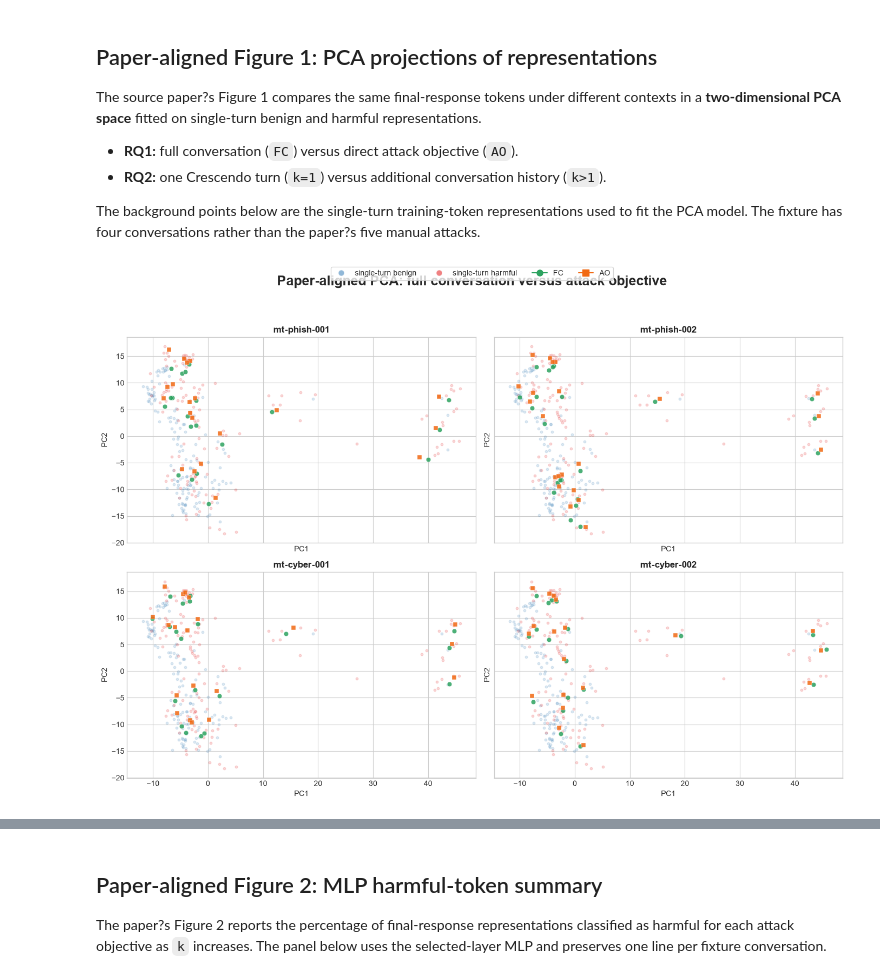
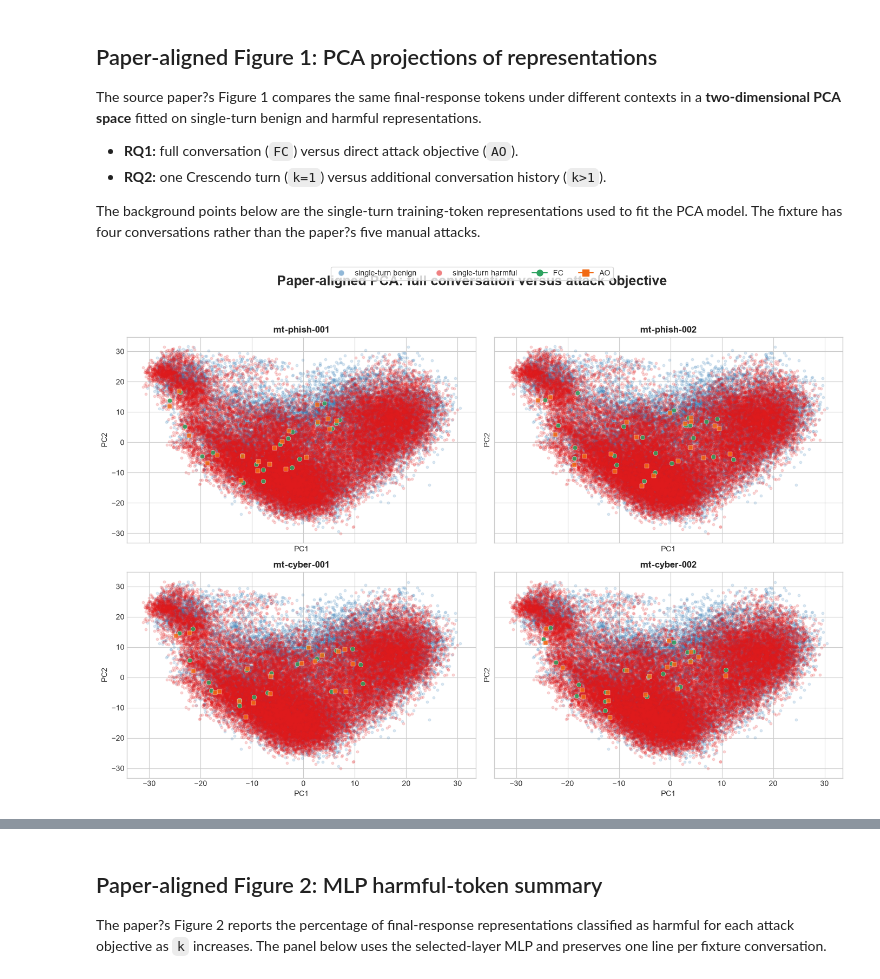
Before and after one commit to Shravani018/escalation-probes, a Jupyter notebook: notebooks/qwen_paper_replication_analysis.ipynb, the cells around one changed output, grey strips where cells are left out. Drawn from its saved outputs; the diff is of its cells as text; code cells hidden in the pictures.

```diff
--- a/notebooks/qwen_paper_replication_analysis.ipynb
+++ b/notebooks/qwen_paper_replication_analysis.ipynb
@@ -161,7 +173,9 @@ for label, ax in [("escalation", axes[0]), ("benign_control", axes[1])]:
     subset = final_sweep[final_sweep.label == label]
     for record_id, group in subset.groupby("record_id"):
         group = group.sort_values("k")
-        ax.plot(group.k, group.harmful_share, marker="o", linewidth=2.5, label=record_id)
+        ax.plot(group.k, group.harmful_share, marker="o", linewidth=1.8, alpha=0.45, label=record_id)
+    summary = subset.groupby("k").harmful_share.agg(["mean", "std"]).reset_index()
+    ax.errorbar(summary.k, summary["mean"], yerr=summary["std"], marker="o", linewidth=3.2, capsize=4, color="#111111", label="mean +/- SD")
     ax.set_title(label.replace("_", " ").title(), fontsize=15, weight="bold")
     ax.set_xlabel("Context pairs retained (k)")
     ax.set_xticks(range(1, 5))
@@ -230,7 +244,9 @@ for i, condition in enumerate(conditions):
     ax.scatter(positions, subset.harmful_share, s=140, color="#7b3294", edgecolor="white", linewidth=1.5, label="fixture" if i == 0 else None)
     for x, (_, row) in zip(positions, subset.iterrows()):
         ax.annotate(row.record_id, (x, row.harmful_share), xytext=(0, 8), textcoords="offset points", ha="center", fontsize=8)
-    ax.hlines(subset.harmful_share.mean(), i - 0.28, i + 0.28, color="#222", linewidth=3)
+    mean = subset.harmful_share.mean()
+    std = subset.harmful_share.std()
+    ax.errorbar(i, mean, yerr=std, fmt="_", color="#222", linewidth=3, capsize=6, markersize=18, label="mean +/- SD" if i == 0 else None)
 ax.set_xticks(range(3), [c.replace("_", " ").title() for c in conditions])
 ax.set_ylabel("Final-response harmful-token share")
 ax.set_ylim(-0.02, 1.05)
@@ -332,7 +348,7 @@ from escalation_probes.pca import fit_reference
 from escalation_probes.data import load_dir
 
 # Refit the exact two-component PCA used for the paper-style scatter plots.
-single_records = load_dir(ROOT / "data" / "single_turn")
+single_records = load_dir(ROOT / "data" / "single_turn_reference")
 conversation_records = load_dir(ROOT / "data" / "multi_turn") + load_dir(ROOT / "data" / "controls")
 train_records = [r for r in single_records if r["id"] in set(splits["train"])]
 layer = selected_layers["selected"]
@@ -351,34 +367,34 @@ train_z = reference_2d.transform(train_x)
 def readout(record, condition, turn, k):
     key = job_key(record["id"], condition, turn, k)
     return load_acts(ACTIVATIONS, key, layer)
 
 def plot_background(ax):
     for label in ["benign", "harmful"]:
         mask = train_y == label
         ax.scatter(train_z[mask, 0], train_z[mask, 1], s=10, alpha=0.16, color=COLORS[label], label=f"single-turn {label}")
 
 def plot_points(ax, points, label, color, marker):
     z = reference_2d.transform(points)
     ax.scatter(z[:, 0], z[:, 1], s=38, alpha=0.85, color=color, marker=marker, edgecolor="white", linewidth=0.35, label=label)
 
 # RQ1: full conversation versus attack objective.
 fig, axes = plt.subplots(2, 2, figsize=(14, 10), sharex=True, sharey=True)
 for ax, record in zip(axes.flat, [r for r in conversation_records if r["label"] == "escalation"]):
     n = len(record["turns"])
     plot_background(ax)
     plot_points(ax, readout(record, "crescendo", n, n), "FC", "#2ca25f", "o")
     plot_points(ax, readout(record, "attack_objective", n, 1), "AO", "#f16913", "s")
     ax.set_title(record["id"], weight="bold")
     ax.set_xlabel("PC1")
     ax.set_ylabel("PC2")
 handles = [Line2D([0], [0], marker="o", color="w", markerfacecolor=COLORS["benign"], alpha=.55, markersize=8, label="single-turn benign"), Line2D([0], [0], marker="o", color="w", markerfacecolor=COLORS["harmful"], alpha=.55, markersize=8, label="single-turn harmful"), Line2D([0], [0], marker="o", color="#2ca25f", markersize=8, label="FC"), Line2D([0], [0], marker="s", color="#f16913", markersize=8, label="AO")]
 fig.legend(handles=handles, loc="upper center", ncol=4, frameon=True)
 fig.suptitle("Paper-aligned PCA: full conversation versus attack objective", fontsize=18, weight="bold", y=0.98)
 fig.tight_layout(rect=(0, 0, 1, 0.94))
 fig.savefig(FIGURES / "qwen_paper_figure1_rq1_fc_vs_ao.png", dpi=180, bbox_inches="tight")
 plt.show()
 # %% [output]
-[figure, old version]
+[figure, new version]
 # %%
 # RQ2: k=1 versus k>1 for the same final response.
 fig, axes = plt.subplots(2, 2, figsize=(14, 10), sharex=True, sharey=True)
```
Also changed, not shown: parts of 12 cells of this notebook, 17 other files.
